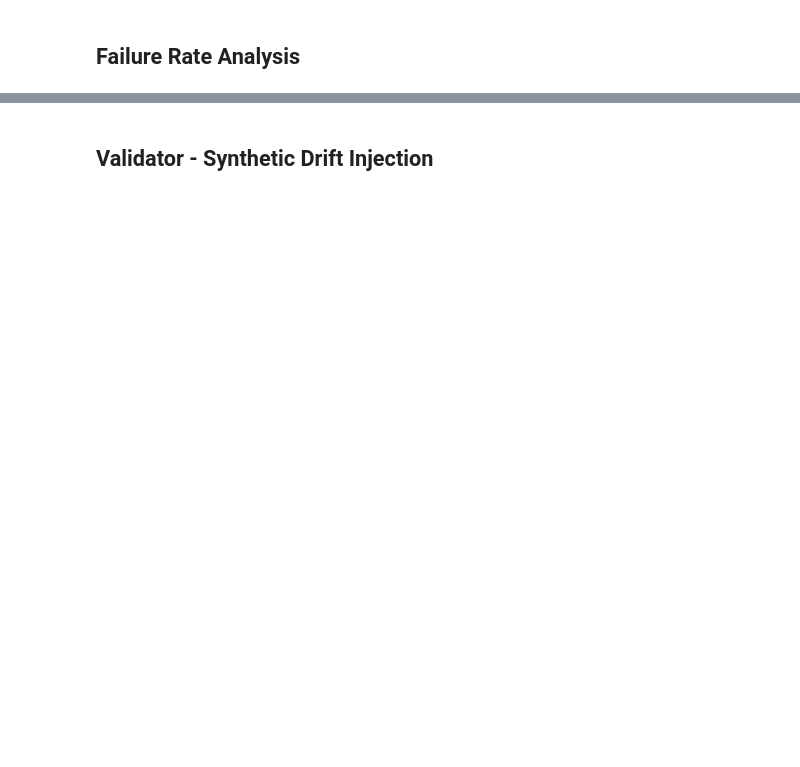
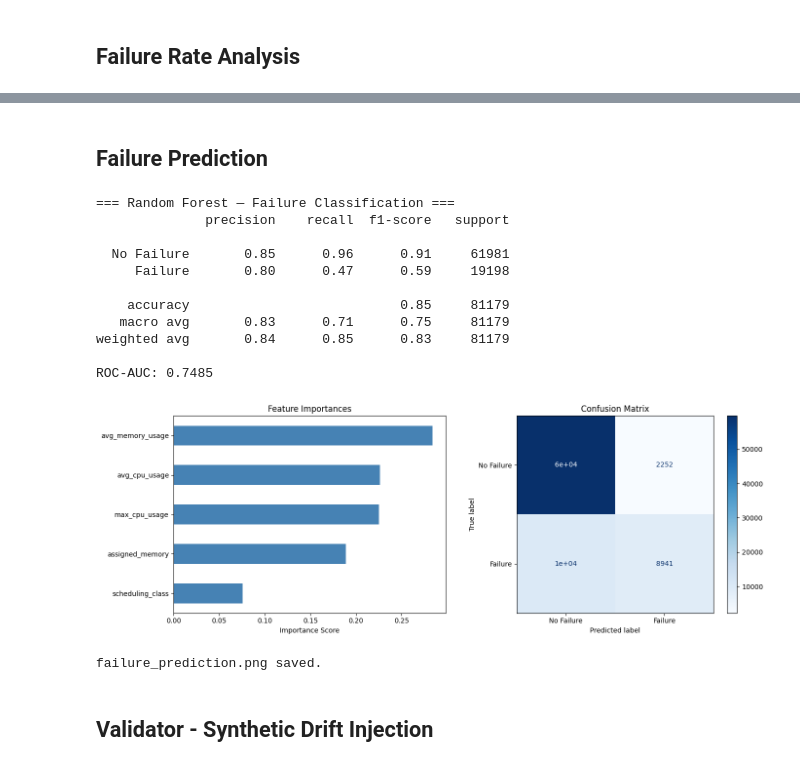
Before and after one commit to SuryaK5125/behavioral-drift-detection, a Jupyter notebook: behavioral_drift_detection.ipynb, the cells around one changed output, grey strips where cells are left out. Drawn from its saved outputs; the diff is of its cells as text; code cells hidden in the pictures; blank space fills up the shorter version.

```diff
--- a/behavioral_drift_detection.ipynb
+++ b/behavioral_drift_detection.ipynb
@@ -352,51 +546,67 @@ print("drift_vs_failure.png saved.")
+# %% [markdown]
+## Failure Prediction
 # %%
 #Failure Prediction Model (Random Forest)
 
 from sklearn.ensemble import RandomForestClassifier
-from sklearn.model_selection import train_test_split
 from sklearn.metrics import classification_report, roc_auc_score, ConfusionMatrixDisplay
 import matplotlib.pyplot as plt
 
 features = ['avg_cpu_usage', 'avg_memory_usage', 'max_cpu_usage',
-            'assigned_memory', 'scheduling_class', 'time_window']
+            'assigned_memory', 'scheduling_class']
 
-X = df_pd[features].fillna(0)
+X = df_pd[features].fillna(df_pd[features].median())
 y = df_pd['failed'].astype(int)
 
-X_train, X_test, y_train, y_test = train_test_split(
-    X, y, test_size=0.2, random_state=42, stratify=y
-)
+# Chronological split — preserve time order, no shuffling
+split_idx = int(len(X) * 0.8)
+X_train, X_test = X.iloc[:split_idx], X.iloc[split_idx:]
+y_train, y_test = y.iloc[:split_idx], y.iloc[split_idx:]
 
 clf = RandomForestClassifier(n_estimators=100, class_weight='balanced', random_state=42, n_jobs=-1)
 clf.fit(X_train, y_train)
 y_pred = clf.predict(X_test)
 y_proba = clf.predict_proba(X_test)[:, 1]
 
-print("=== Random Forest — Failure Prediction ===")
+print("=== Random Forest — Failure Classification ===")
 print(classification_report(y_test, y_pred, target_names=['No Failure', 'Failure']))
 print(f"ROC-AUC: {roc_auc_score(y_test, y_proba):.4f}")
 
 # Feature importance plot
 importances = pd.Series(clf.feature_importances_, index=features).sort_values()
 fig, axes = plt.subplots(1, 2, figsize=(14, 5))
 
 importances.plot(kind='barh', ax=axes[0], color='steelblue')
 axes[0].set_title('Feature Importances')
 axes[0].set_xlabel('Importance Score')
 
 # Confusion matrix
 ConfusionMatrixDisplay.from_predictions(
     y_test, y_pred,
     display_labels=['No Failure', 'Failure'],
     cmap='Blues',
     ax=axes[1]
 )
 axes[1].set_title('Confusion Matrix')
 
 plt.tight_layout()
 plt.savefig('failure_prediction.png', dpi=150, bbox_inches='tight')
 plt.show()
 print("failure_prediction.png saved.")
+# %% [output]
+=== Random Forest — Failure Classification ===
+              precision    recall  f1-score   support
+
+  No Failure       0.85      0.96      0.91     61981
+     Failure       0.80      0.47      0.59     19198
+
+    accuracy                           0.85     81179
+   macro avg       0.83      0.71      0.75     81179
+weighted avg       0.84      0.85      0.83     81179
+
+ROC-AUC: 0.7485
+[figure, added]
+failure_prediction.png saved.
 # %% [markdown]
 ## Validator - Synthetic Drift Injection
 # %%
```
Also changed, not shown: parts of 20 cells of this notebook.
